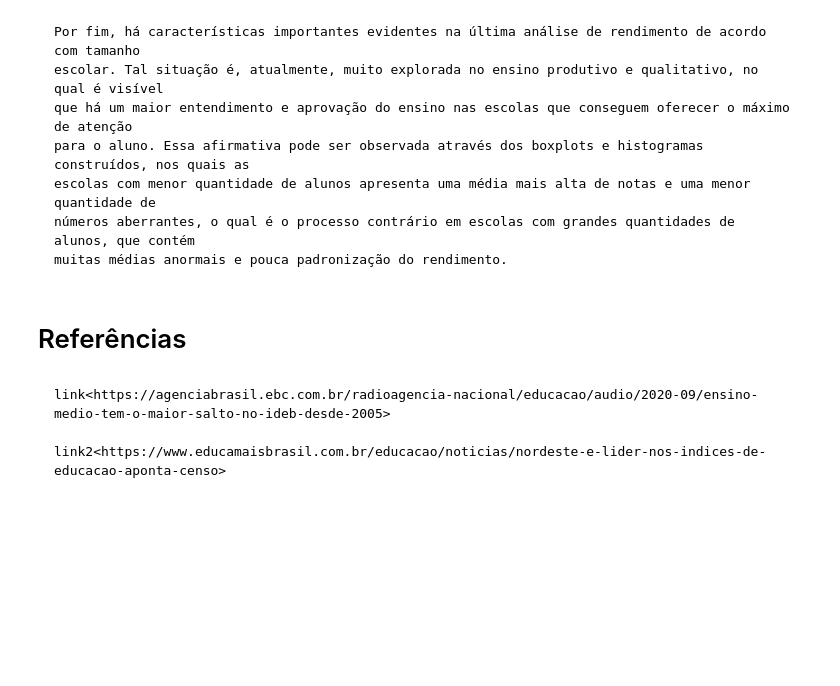
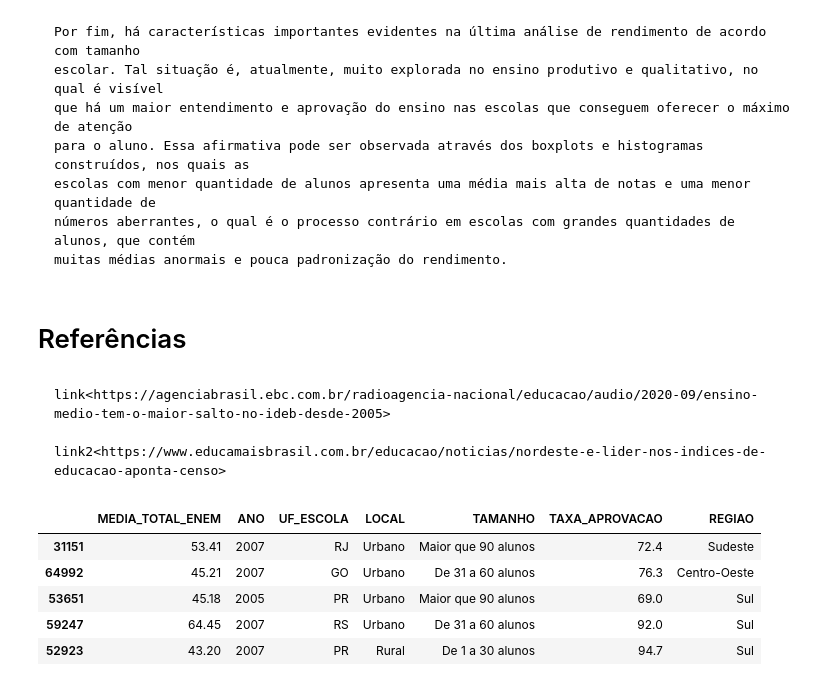
Before and after one commit to LuanaPLGuimaraes/Grupo12A_Projeto2_CDados, a Jupyter notebook: mineracao.ipynb, the cells around one changed output. Saved outputs shown, nothing was run; the diff lists cells and outputs as text; code cells hidden in the pictures; blank space fills up the shorter version.

Commit message:
base treino

```diff
--- a/mineracao.ipynb
+++ b/mineracao.ipynb
@@ -385,3 +386,15 @@ plt.title('Nota Média Enem por Região');
     link<https://agenciabrasil.ebc.com.br/radioagencia-nacional/educacao/audio/2020-09/ensino-medio-tem-o-maior-salto-no-ideb-desde-2005>
 
     link2<https://www.educamaisbrasil.com.br/educacao/noticias/nordeste-e-lider-nos-indices-de-educacao-aponta-censo>
+# %%
+# Dividendo base de dados em base de teste e treino
+(X_train, X_test) = train_test_split(dados)
+dados_treino = pd.DataFrame(X_train)
+dados_treino.head()
+# %% [output]
+|  | MEDIA_TOTAL_ENEM | ANO | UF_ESCOLA | LOCAL | TAMANHO | TAXA_APROVACAO | REGIAO |
+| 31151 | 53.41 | 2007 | RJ | Urbano | Maior que 90 alunos | 72.4 | Sudeste |
+| 64992 | 45.21 | 2007 | GO | Urbano | De 31 a 60 alunos | 76.3 | Centro-Oeste |
+| 53651 | 45.18 | 2005 | PR | Urbano | Maior que 90 alunos | 69.0 | Sul |
+| 59247 | 64.45 | 2007 | RS | Urbano | De 31 a 60 alunos | 92.0 | Sul |
+| 52923 | 43.20 | 2007 | PR | Rural | De 1 a 30 alunos | 94.7 | Sul |
```
Also changed, not shown: parts of 3 cells of this notebook.
